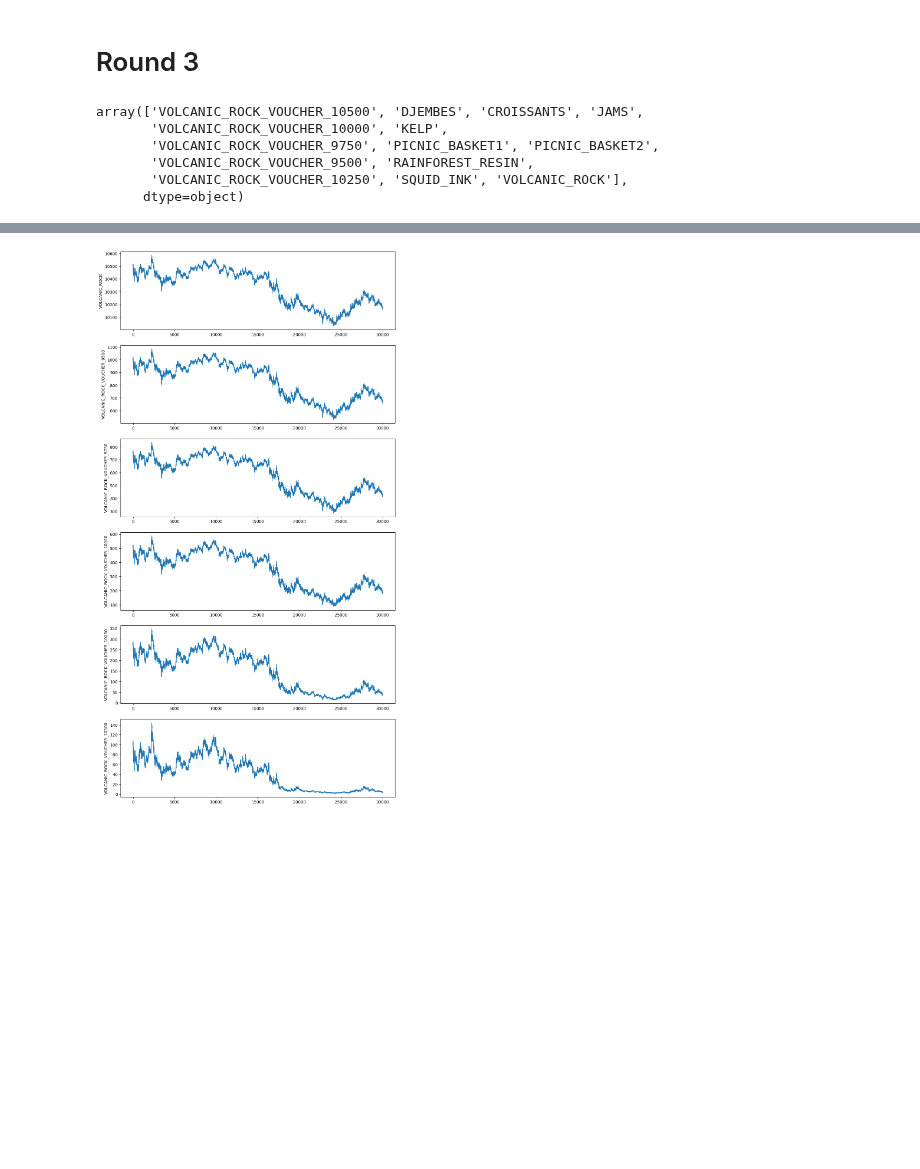
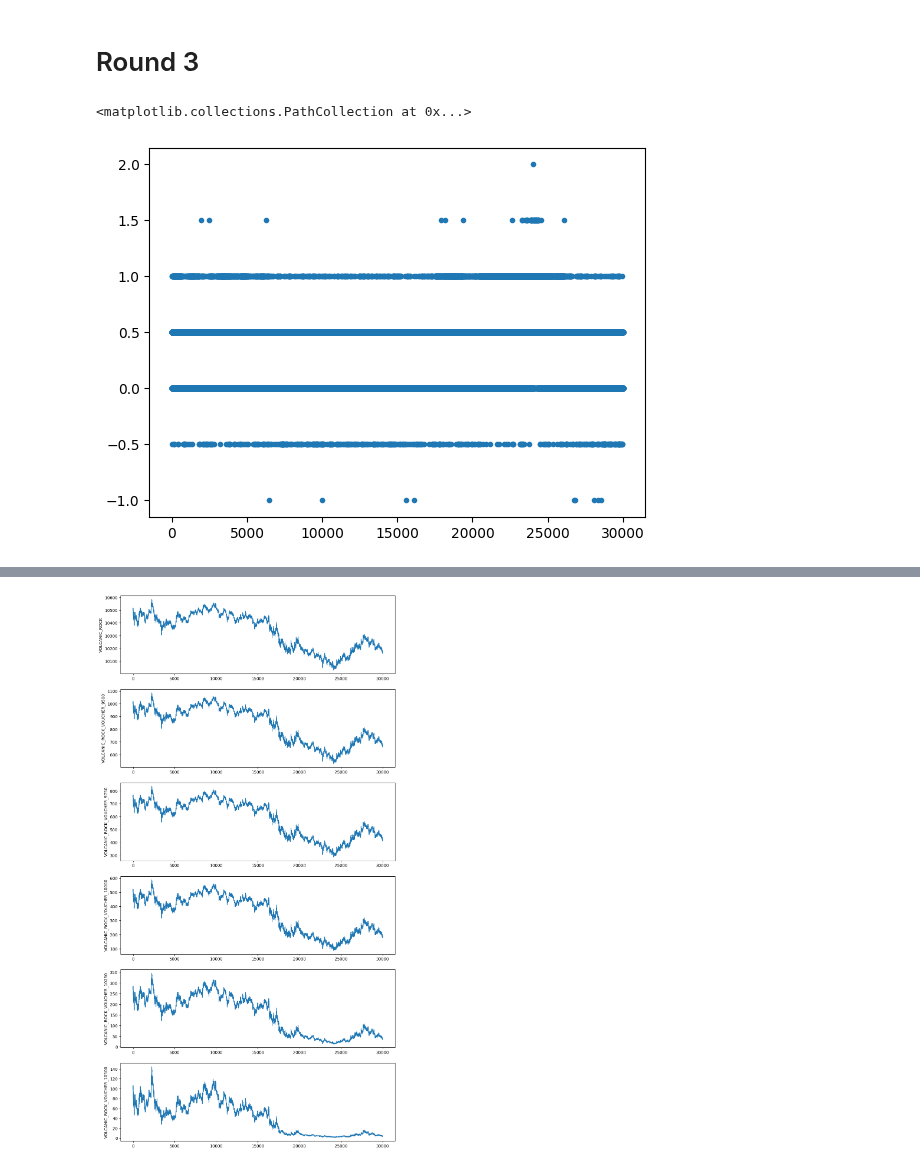
Before and after one commit to aemilani/imc-prosperity-3, a Jupyter notebook: notebooks/rock.ipynb, the cells around one changed output, grey strips where cells are left out. Saved outputs shown, nothing was run; the diff lists cells and outputs as text; code cells hidden in the pictures; blank space fills up the shorter version.

Commit message:
Analyzed call option data

```diff
--- a/notebooks/rock.ipynb
+++ b/notebooks/rock.ipynb
@@ -53,6 +51,16 @@ class BlackScholes:
                 low_vol = volatility
             volatility = (low_vol + high_vol) / 2.0
         return volatility
+# %%
+def calc_theoretical_price(x):
+    tte = 5 / 250 - (x['timestamp'] + x['day'] * 1_000_000) / 1_000_000 / 250
+    bs = BlackScholes(spot=x['spot'], strike=x['strike'], time_to_expiry=tte)
+    return bs.call_price(x['realized_vol'])
+# %%
+def calc_implied_vol(x):
+    tte = 5 / 250 - (x['timestamp'] + x['day'] * 1_000_000) / 1_000_000 / 250
+    bs = BlackScholes(spot=x['spot'], strike=x['strike'], time_to_expiry=tte)
+    return bs.implied_volatility(x['mid_price'])
 # %% [markdown]
 # Round 3
 # %%
@@ -66,15 +74,6 @@ trades_2 = pd.read_csv('../data/raw/round_3/trades_round_3_day_2.csv', delimiter
 # %%
 prices = pd.concat([price_0, price_1, price_2], axis=0).reset_index(drop=True)
 trades = pd.concat([trades_0, trades_1, trades_2], axis=0).reset_index(drop=True)
-# %%
-prices['product'].unique()
-# %% [output]
-array(['VOLCANIC_ROCK_VOUCHER_10500', 'DJEMBES', 'CROISSANTS', 'JAMS',
-       'VOLCANIC_ROCK_VOUCHER_10000', 'KELP',
-       'VOLCANIC_ROCK_VOUCHER_9750', 'PICNIC_BASKET1', 'PICNIC_BASKET2',
-       'VOLCANIC_ROCK_VOUCHER_9500', 'RAINFOREST_RESIN',
-       'VOLCANIC_ROCK_VOUCHER_10250', 'SQUID_INK', 'VOLCANIC_ROCK'],
-      dtype=object)
 # %%
 rock = prices[prices['product'] == 'VOLCANIC_ROCK'].reset_index(drop=True)
 call_0 = prices[prices['product'] == 'VOLCANIC_ROCK_VOUCHER_9500'].reset_index(drop=True)
@@ -82,3 +81,38 @@ call_1 = prices[prices['product'] == 'VOLCANIC_ROCK_VOUCHER_9750'].reset_index(d
 call_2 = prices[prices['product'] == 'VOLCANIC_ROCK_VOUCHER_10000'].reset_index(drop=True)
 call_3 = prices[prices['product'] == 'VOLCANIC_ROCK_VOUCHER_10250'].reset_index(drop=True)
 call_4 = prices[prices['product'] == 'VOLCANIC_ROCK_VOUCHER_10500'].reset_index(drop=True)
+
+call_0 = call_0.assign(spot=rock['mid_price'])
+call_1 = call_1.assign(spot=rock['mid_price'])
+call_2 = call_2.assign(spot=rock['mid_price'])
+call_3 = call_3.assign(spot=rock['mid_price'])
+call_4 = call_4.assign(spot=rock['mid_price'])
+
+call_0 = call_0.assign(strike=9500)
+call_1 = call_1.assign(strike=9750)
+call_2 = call_2.assign(strike=10000)
+call_3 = call_3.assign(strike=10250)
+call_4 = call_4.assign(strike=10500)
+
+call_0['implied_vol'] = call_0.apply(calc_implied_vol, axis=1)
+call_1['implied_vol'] = call_1.apply(calc_implied_vol, axis=1)
+call_2['implied_vol'] = call_2.apply(calc_implied_vol, axis=1)
+call_3['implied_vol'] = call_3.apply(calc_implied_vol, axis=1)
+call_4['implied_vol'] = call_4.apply(calc_implied_vol, axis=1)
+
+call_0 = call_0.assign(realized_vol=lambda x: np.log(x['mid_price'] / x['mid_price'].shift(1)).rolling(5).std() +  + 0.00001)
+call_1 = call_1.assign(realized_vol=lambda x: np.log(x['mid_price'] / x['mid_price'].shift(1)).rolling(5).std() +  + 0.00001)
+call_2 = call_2.assign(realized_vol=lambda x: np.log(x['mid_price'] / x['mid_price'].shift(1)).rolling(5).std() +  + 0.00001)
+call_3 = call_3.assign(realized_vol=lambda x: np.log(x['mid_price'] / x['mid_price'].shift(1)).rolling(5).std() +  + 0.00001)
+call_4 = call_4.assign(realized_vol=lambda x: np.log(x['mid_price'] / x['mid_price'].shift(1)).rolling(5).std() +  + 0.00001)
+
+call_0['fair_value'] = call_0.apply(calc_theoretical_price, axis=1)
+call_1['fair_value'] = call_1.apply(calc_theoretical_price, axis=1)
+call_2['fair_value'] = call_2.apply(calc_theoretical_price, axis=1)
+call_3['fair_value'] = call_3.apply(calc_theoretical_price, axis=1)
+call_4['fair_value'] = call_4.apply(calc_theoretical_price, axis=1)
+# %%
+plt.scatter(call_0.index, call_0['mid_price'] - call_0['fair_value'], marker='.')
+# %% [output]
+<matplotlib.collections.PathCollection at 0x...>
+[figure, added]
```
Also changed, not shown: parts of 15 cells of this notebook, 1 other file.
